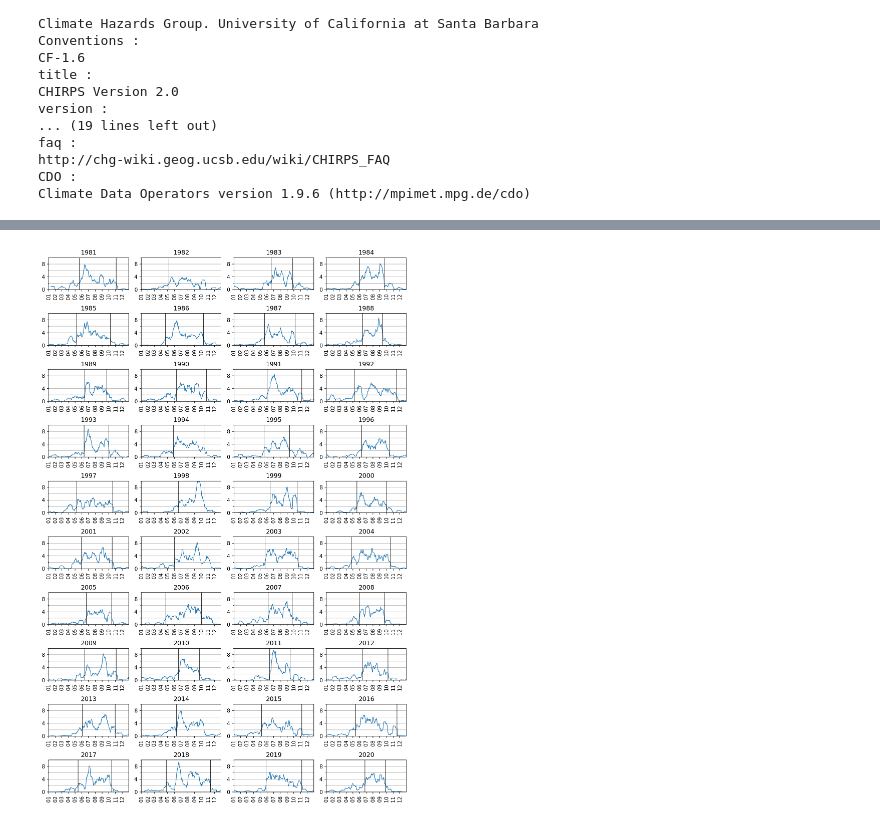
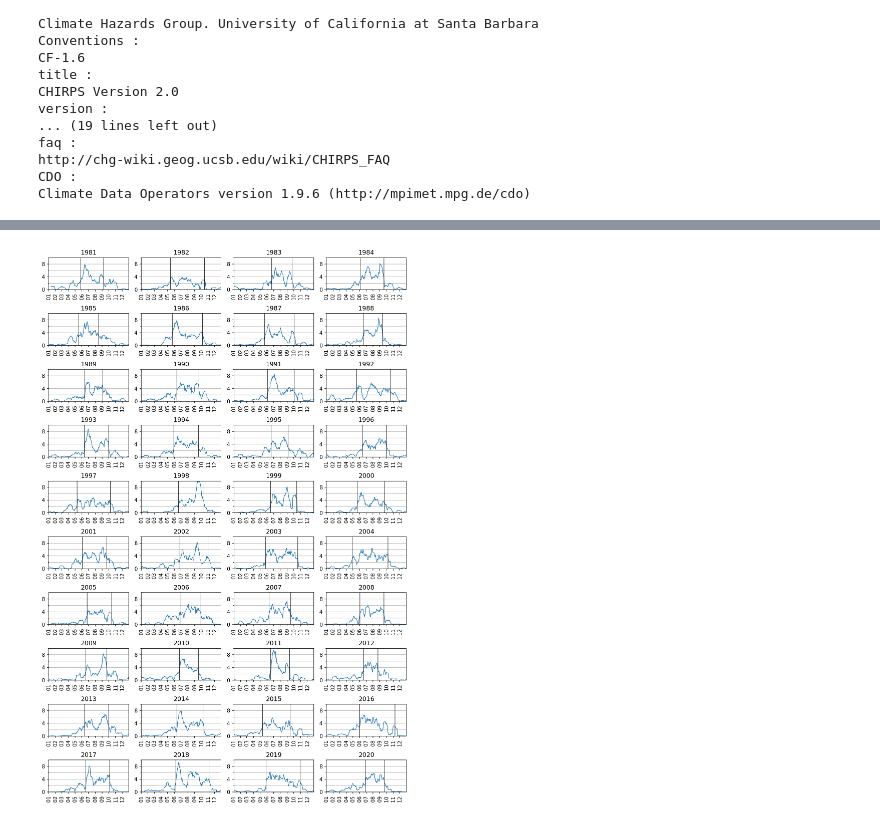
Before and after one commit to rodrigoms95/sequia, a Jupyter notebook: code/indice_pre.ipynb, the cells around one changed output, grey strips where cells are left out. Saved outputs shown, nothing was run; the diff lists cells and outputs as text; code cells hidden in the pictures.

```diff
--- a/code/indice_pre.ipynb
+++ b/code/indice_pre.ipynb
@@ -115,7 +115,7 @@ df_mean = df.copy()
 # Crea un índice de onset de acuerdo con
 # el umbral para n días seguidos de
 # cumplimiento con el criterio.
-umbral = [2, 2.25, 2.5]
+umbral = [2, 2.5, 3]
 dias = [6, 10, 14]
 
 m_i = 4
@@ -202,7 +202,7 @@ for i_n, n in enumerate(dias):
         date.index.name = "Año"
 
         # Recorremos al inicio de la racha de días de precipitación.
-        date.iloc[:, 0] = date.iloc[:, 0] - np.timedelta64(n, 'D')
+        #date.iloc[:, 0] = date.iloc[:, 0] - np.timedelta64(n, 'D')
         # Longitud de la temporada.
         date[name + " - Length"] = date.iloc[:, 1] - date.iloc[:, 0]
 
@@ -284,7 +284,7 @@ df_mean = df.copy()
 # Crea un índice de onset de acuerdo con
 # el umbral para n días seguidos de
 # cumplimiento con el criterio.
-umbral = [2, 2.25, 2.5]
+umbral = [2, 2.5, 3]
 dias = [6, 10, 14]
 
 m_i = 4
@@ -454,7 +454,7 @@ for i_n, n in enumerate(dias):
 # Crea un índice de onset de acuerdo con
 # el umbral para n días seguidos de
 # cumplimiento con el criterio.
-umbral = [2.25, 2]
+umbral = [3, 3]
 n = [10, 10]
 
 m_i = 4
@@ -464,7 +464,7 @@ df_mean_ind = pd.DataFrame(
 
 years = range(1981, 2021)
 c = "Cuenca"
-title = "onset_withdrawal_CHIRPS_diferente.png"
+title = "onset_withdrawal_CHIRPS_janowiack.png"
 
 # Onset.
 # Nombre de las columnas dummy.
@@ -558,7 +558,7 @@ for j in years:
     # Agregamos la fila al DataFrame.
     date_2 = date_2.append([row])
 # Recorremos al inicio de la racha de días de precipitación.
-date.iloc[:, 1] = date.iloc[:, 1] - np.timedelta64(n[1], 'D')
+#date.iloc[:, 1] = date.iloc[:, 1] - np.timedelta64(n[1], 'D')
 
 # Unimos onset y withdrawal.
 date.iloc[:, 1] = date_2.iloc[:, 1]
@@ -607,31 +607,31 @@ for i in range( len(year) ):
     axes[i].plot(df_year.iloc[:, 0], linewidth = 1)
     #ax.plot(df_year.iloc[:, 1])
 
     # Onset y withdrawal.
     axes[i].plot( (onset, onset), (0, 12),
         color = "k", linewidth = 0.75 )
     axes[i].plot( (withdrawal, withdrawal), (0, 12),
         color = "k", linewidth = 0.75 )
 
     axes[i].set_title(year[i])
     axes[i].set_yticks( range(0, 14, 4), minor = False )
     axes[i].set_yticks( range(0, 14, 2), minor = True)
     axes[i].grid(axis = "y", which = "both")
     #axes[0].set_ylabel("Precipitación diaria [mm]")
     #axes[0].set_xlabel("Tiempo")
     axes[i].set_ylim(0, 10)
     #axes[i].set_ylim(0, np.ceil(df_year.iloc[:, 0].max()) )
     axes[i].set_xlim( pd.to_datetime( str(year[i]) + "-01-01" ),
         pd.to_datetime( str(year[i]) + "-12-31") )
     # Formato de fecha.
     axes[i].xaxis.set_major_locator(mdates.MonthLocator())
     axes[i].xaxis.set_major_formatter(mdates.DateFormatter("%m"))
     axes[i].set_xticks( axes[i].get_xticks(), xtick_lab, rotation = 90 )
 
 # Separación adecuada entre gráficas.
 fig.tight_layout()
 
 # Guardamos el archivo.
 fig.savefig( path_r + title )
 # %% [output]
-[figure, old version]
+[figure, new version]
```
Also changed, not shown: parts of 6 cells of this notebook, 8 other files.
